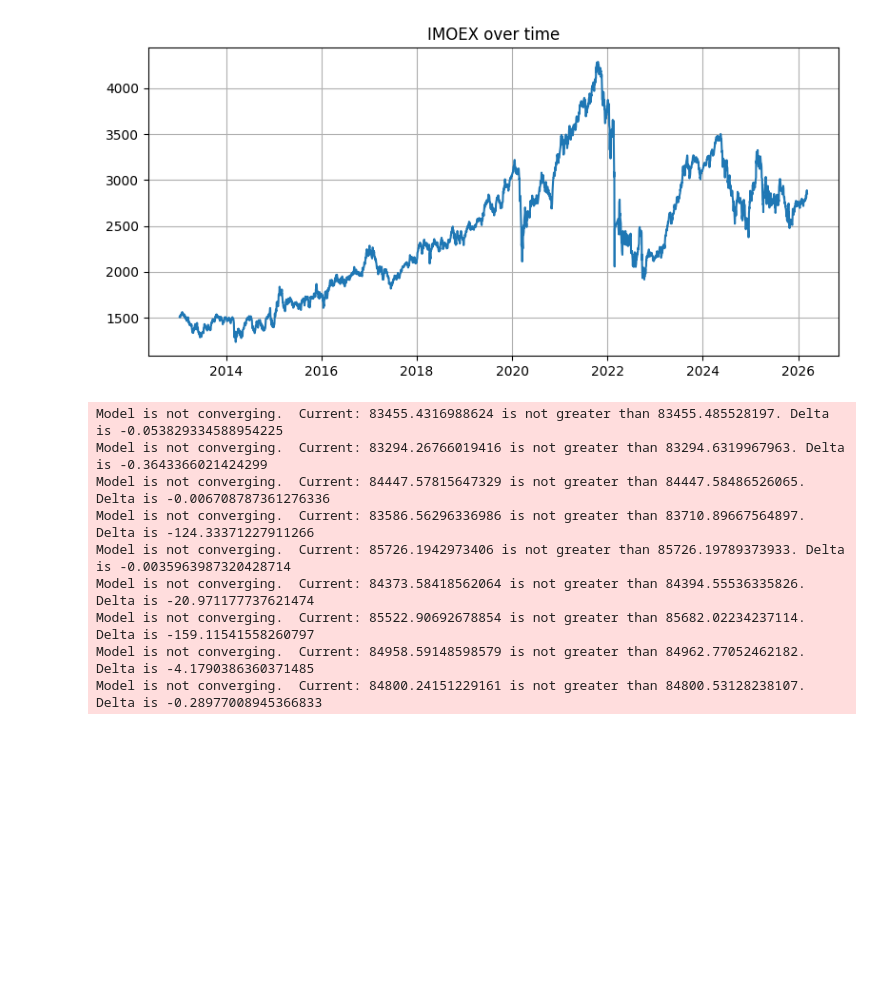
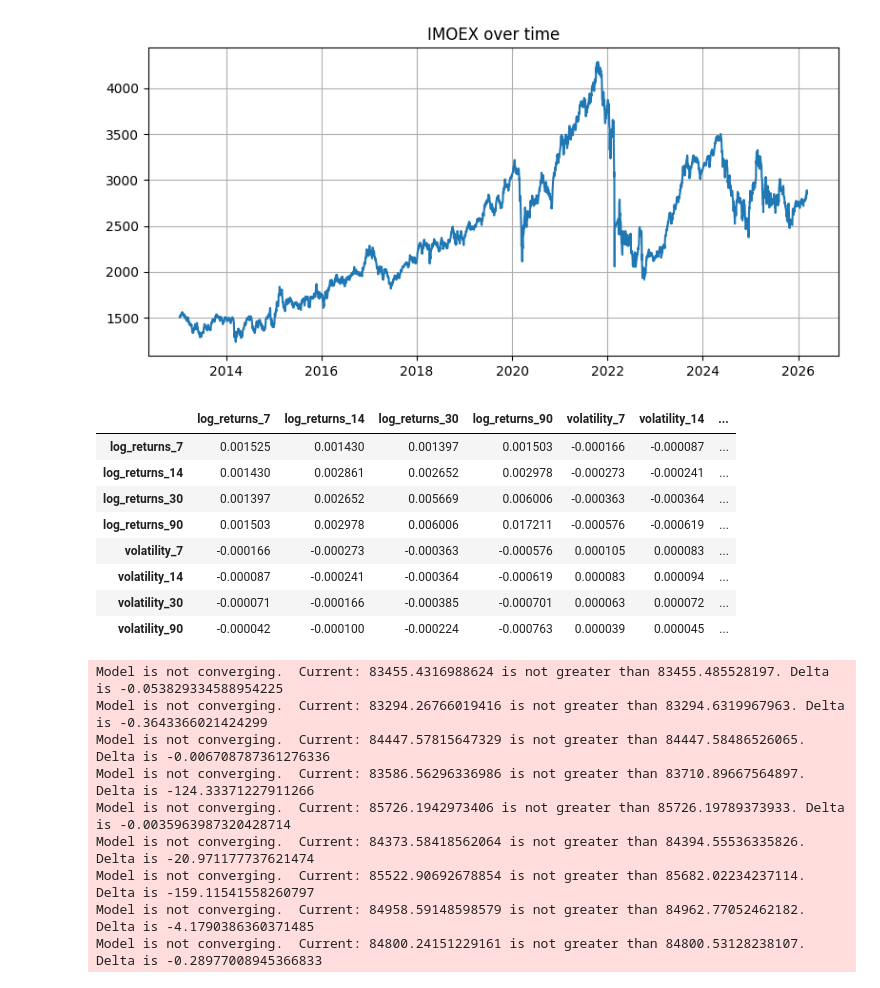
Before and after one commit to SigmaFlowX/Hidden-Markov-Model-for-Regime-Detection, a Jupyter notebook: notebooks/hmm_regime_detection.ipynb, the cells around one changed output. Cells and saved outputs as stored; diff of their text form; code cells hidden in the pictures; blank space fills up the shorter version.

Commit message:
added covariance matrix for the features

```diff
--- a/notebooks/hmm_regime_detection.ipynb
+++ b/notebooks/hmm_regime_detection.ipynb
@@ -39,6 +39,24 @@ from src.get_features import add_log_returns, add_volatility
 
 candles = add_log_returns(candles, [1, 7, 14, 30, 90])
 candles = add_volatility(candles, [7, 14, 30, 90])
+# %%
+features = [
+    "log_returns_7", "log_returns_14", "log_returns_30", "log_returns_90",
+    "volatility_7", "volatility_14", "volatility_30", "volatility_90"
+]
+features_df = candles[features].dropna()
+covariance_matrix_pd = features_df.cov()
+covariance_matrix_pd
+# %% [output]
+|  | log_returns_7 | log_returns_14 | log_returns_30 | log_returns_90 | volatility_7 | volatility_14 | ... |
+| log_returns_7 | 0.001525 | 0.001430 | 0.001397 | 0.001503 | -0.000166 | -0.000087 | ... |
+| log_returns_14 | 0.001430 | 0.002861 | 0.002652 | 0.002978 | -0.000273 | -0.000241 | ... |
+| log_returns_30 | 0.001397 | 0.002652 | 0.005669 | 0.006006 | -0.000363 | -0.000364 | ... |
+| log_returns_90 | 0.001503 | 0.002978 | 0.006006 | 0.017211 | -0.000576 | -0.000619 | ... |
+| volatility_7 | -0.000166 | -0.000273 | -0.000363 | -0.000576 | 0.000105 | 0.000083 | ... |
+| volatility_14 | -0.000087 | -0.000241 | -0.000364 | -0.000619 | 0.000083 | 0.000094 | ... |
+| volatility_30 | -0.000071 | -0.000166 | -0.000385 | -0.000701 | 0.000063 | 0.000072 | ... |
+| volatility_90 | -0.000042 | -0.000100 | -0.000224 | -0.000763 | 0.000039 | 0.000045 | ... |
 # %%
 from src.train_hmm import train_hmm
 features = [
```
